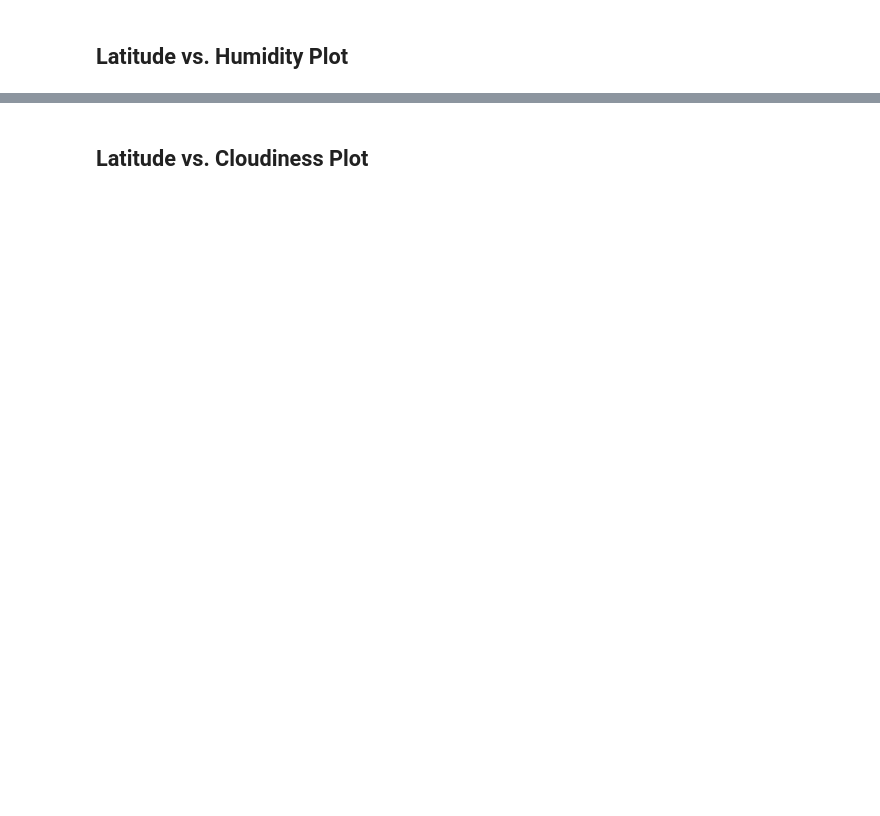
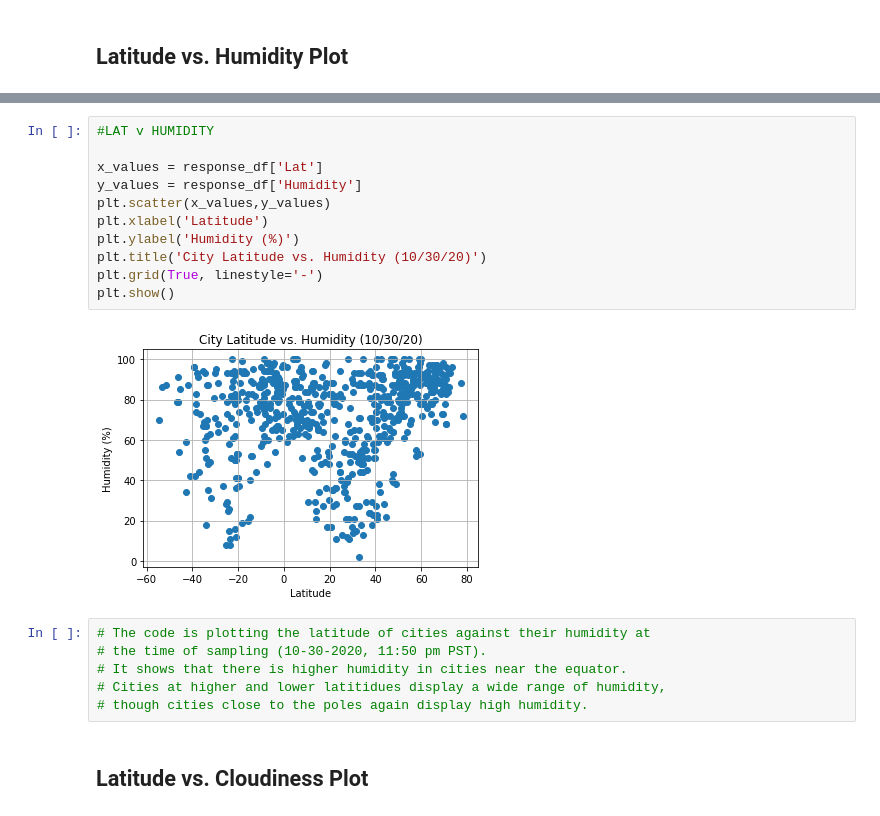
Before and after one commit to abgarberpaul/Weather-API, a Jupyter notebook: WeatherPy.ipynb, the cells around one changed output, grey strips where cells are left out. Cells and saved outputs as stored; diff of their text form; blank space fills up the shorter version.

```diff
--- a/WeatherPy.ipynb
+++ b/WeatherPy.ipynb
@@ -190,2 +261,21 @@ Int64Index([], dtype='int64')
+# %%
+#LAT v HUMIDITY
+
+x_values = response_df['Lat']
+y_values = response_df['Humidity']
+plt.scatter(x_values,y_values)
+plt.xlabel('Latitude')
+plt.ylabel('Humidity (%)')
+plt.title('City Latitude vs. Humidity (10/30/20)')
+plt.grid(True, linestyle='-')
+plt.show()
+# %% [output]
+[figure, added]
+# %%
+# The code is plotting the latitude of cities against their humidity at
+# the time of sampling (10-30-2020, 11:50 pm PST).
+# It shows that there is higher humidity in cities near the equator.
+# Cities at higher and lower latitidues display a wide range of humidity,
+# though cities close to the poles again display high humidity.
 # %% [markdown]
 ## Latitude vs. Cloudiness Plot
```
Also changed, not shown: parts of 53 cells of this notebook.
